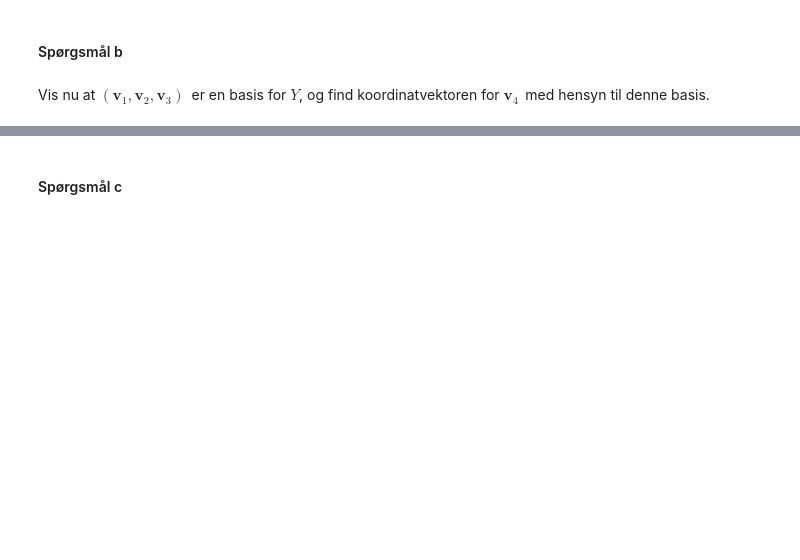
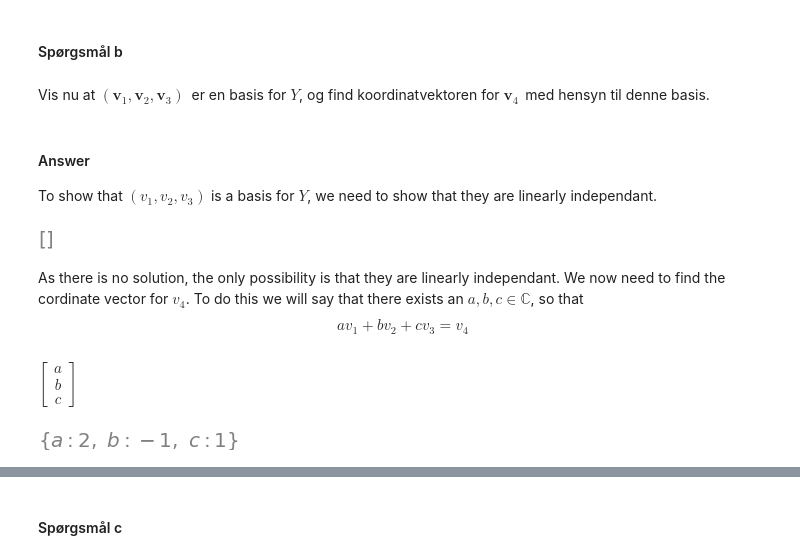
Before and after one commit to Chrisser1/01002-Mathematics-1b, a Jupyter notebook: week3/inclass_week03.ipynb, the cells around one changed output, grey strips where cells are left out. Drawn from its saved outputs; the diff is of its cells as text; code cells hidden in the pictures; blank space fills up the shorter version.

```diff
--- a/week3/inclass_week03.ipynb
+++ b/week3/inclass_week03.ipynb
@@ -824,3 +842,40 @@ Kør kommandoen `GramSchmidt([v1,v2,v3,v4], orthonormal=True)` i Python. Hvad fo
 #### Spørgsmål b
 # %% [markdown]
 Vis nu at $(\pmb{v}_1,\pmb{v}_2,\pmb{v}_3)\,$ er en basis for $Y$, og find koordinatvektoren for $\pmb{v}_4\,$ med hensyn til denne basis.
+# %% [markdown]
+#### Answer
+To show that $(v_1,v_2,v_3)$ is a basis for $Y$, we need to show that they are linearly independant.
+# %%
+x1, x2, x3 = symbols('x1:4', real=True)
+variables = Matrix([x1, x2, x3])
+# we can now define x1*v1 + x2*v2 + x2*v3 = 0
+V = Matrix.hstack(v1,v2,v3)*variables
+eq = Eq(V,Matrix([0,0,0]))
+
+# we can now solve the equation
+solution = solve(eq,variables)
+solution
+# %% [output]
+[figure, added]
+# %% [markdown]
+As there is no solution, the only possibility is that they are linearly independant.
+We now need to find the cordinate vector for $v_4$. To do this we will say that there exists an $a,b,c \in \mathbb{C}$, so that
+$$
+av_1 + bv_2 + cv_3 = v_4
+$$
+# %%
+a,b,c = symbols('a b c')
+variables = Matrix([a,b,c])
+variables
+# %% [output]
+$\displaystyle \left[\begin{matrix}a\\b\\c\end{matrix}\right]$
+# %%
+# we can now define av1 + bv2 + cv3 = v4
+V = Matrix.hstack(v1,v2,v3)*variables
+eq = Eq(V,v4)
+
+# we can now solve for a,b,c
+solution = solve(eq, [a, b, c])
+solution
+# %% [output]
+[figure, added]
```
Also changed, not shown: parts of 78 cells of this notebook, 2 other files.
